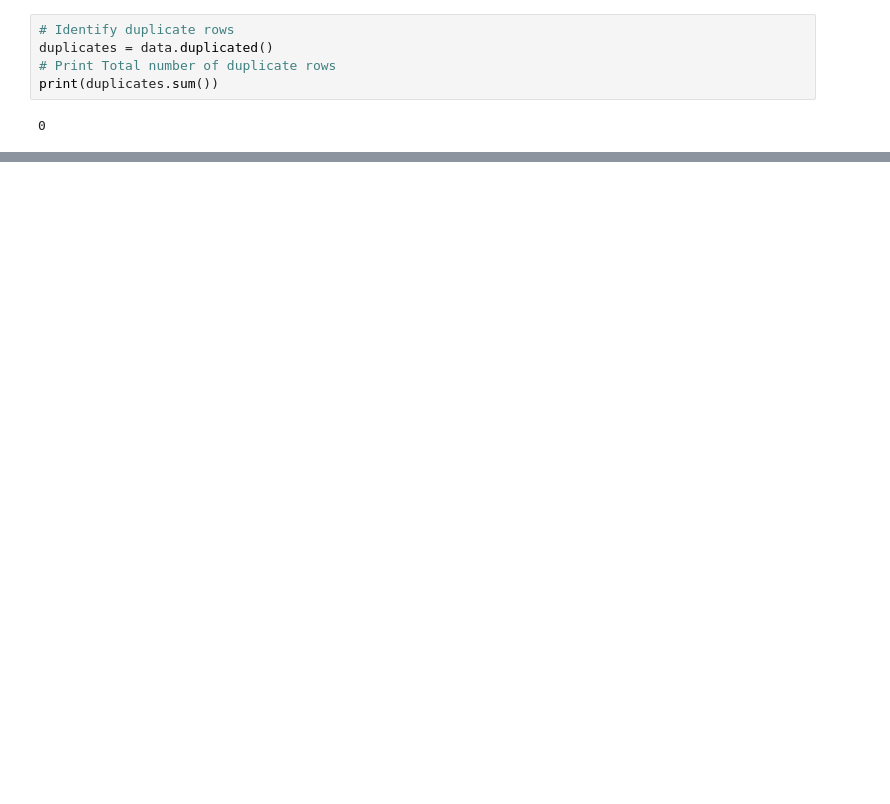
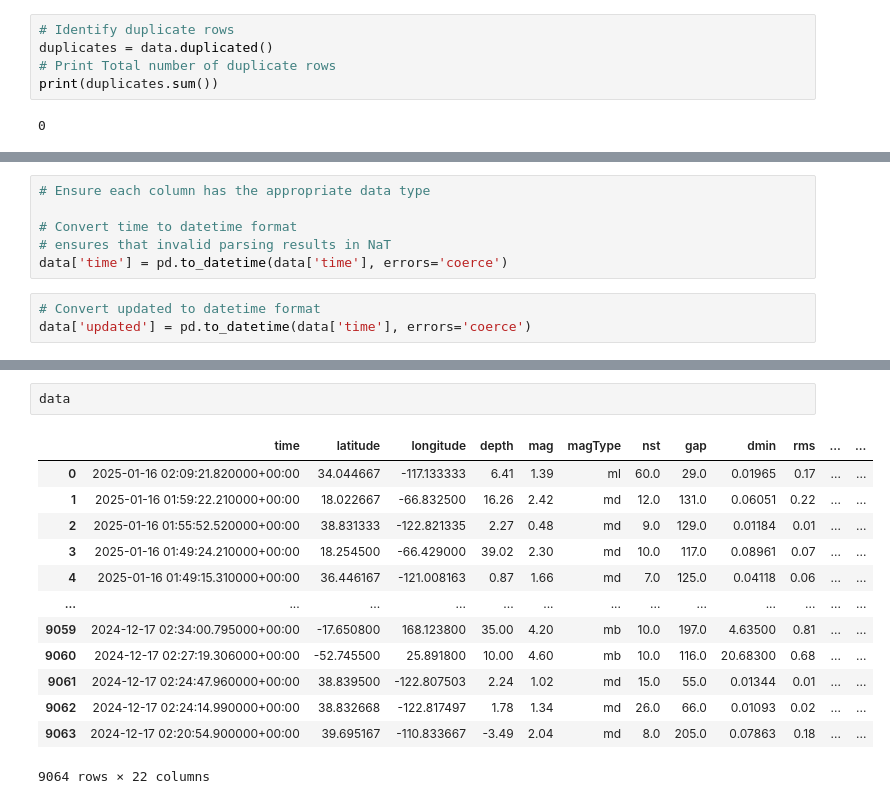
Before and after one commit to bytesbyt/ds_data_visualisation, a Jupyter notebook: earthquake.ipynb, the cells around one changed output, grey strips where cells are left out. Drawn from its saved outputs; the diff is of its cells as text; blank space fills up the shorter version.

Commit message:
COnvert time and updated columns data type to datetime

```diff
--- a/earthquake.ipynb
+++ b/earthquake.ipynb
@@ -101,0 +118,9 @@ print(duplicates.sum())
+# %%
+# Ensure each column has the appropriate data type
+
+# Convert time to datetime format
+# ensures that invalid parsing results in NaT
+data['time'] = pd.to_datetime(data['time'], errors='coerce')
+# %%
+# Convert updated to datetime format
+data['updated'] = pd.to_datetime(data['time'], errors='coerce')
@@ -101,0 +148,16 @@ print(duplicates.sum())
+# %%
+data
+# %% [output]
+|  | time | latitude | longitude | depth | mag | magType | nst | gap | dmin | rms | ... | ... |
+| 0 | 2025-01-16 02:09:21.820000+00:00 | 34.044667 | -117.133333 | 6.41 | 1.39 | ml | 60.0 | 29.0 | 0.01965 | 0.17 | ... | ... |
+| 1 | 2025-01-16 01:59:22.210000+00:00 | 18.022667 | -66.832500 | 16.26 | 2.42 | md | 12.0 | 131.0 | 0.06051 | 0.22 | ... | ... |
+| 2 | 2025-01-16 01:55:52.520000+00:00 | 38.831333 | -122.821335 | 2.27 | 0.48 | md | 9.0 | 129.0 | 0.01184 | 0.01 | ... | ... |
+| 3 | 2025-01-16 01:49:24.210000+00:00 | 18.254500 | -66.429000 | 39.02 | 2.30 | md | 10.0 | 117.0 | 0.08961 | 0.07 | ... | ... |
+| 4 | 2025-01-16 01:49:15.310000+00:00 | 36.446167 | -121.008163 | 0.87 | 1.66 | md | 7.0 | 125.0 | 0.04118 | 0.06 | ... | ... |
+| ... | ... | ... | ... | ... | ... | ... | ... | ... | ... | ... | ... | ... |
+| 9059 | 2024-12-17 02:34:00.795000+00:00 | -17.650800 | 168.123800 | 35.00 | 4.20 | mb | 10.0 | 197.0 | 4.63500 | 0.81 | ... | ... |
+| 9060 | 2024-12-17 02:27:19.306000+00:00 | -52.745500 | 25.891800 | 10.00 | 4.60 | mb | 10.0 | 116.0 | 20.68300 | 0.68 | ... | ... |
+| 9061 | 2024-12-17 02:24:47.960000+00:00 | 38.839500 | -122.807503 | 2.24 | 1.02 | md | 15.0 | 55.0 | 0.01344 | 0.01 | ... | ... |
+| 9062 | 2024-12-17 02:24:14.990000+00:00 | 38.832668 | -122.817497 | 1.78 | 1.34 | md | 26.0 | 66.0 | 0.01093 | 0.02 | ... | ... |
+| 9063 | 2024-12-17 02:20:54.900000+00:00 | 39.695167 | -110.833667 | -3.49 | 2.04 | md | 8.0 | 205.0 | 0.07863 | 0.18 | ... | ... |
+9064 rows × 22 columns
```
Also changed, not shown: parts of 3 cells of this notebook.
